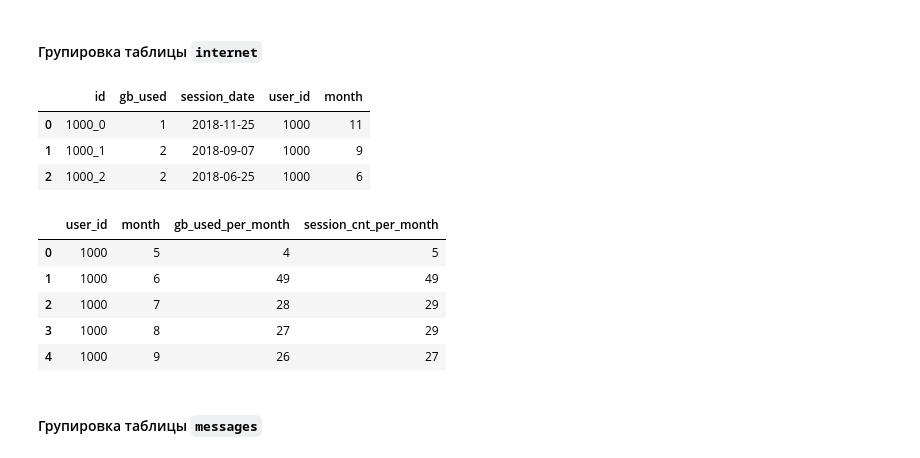
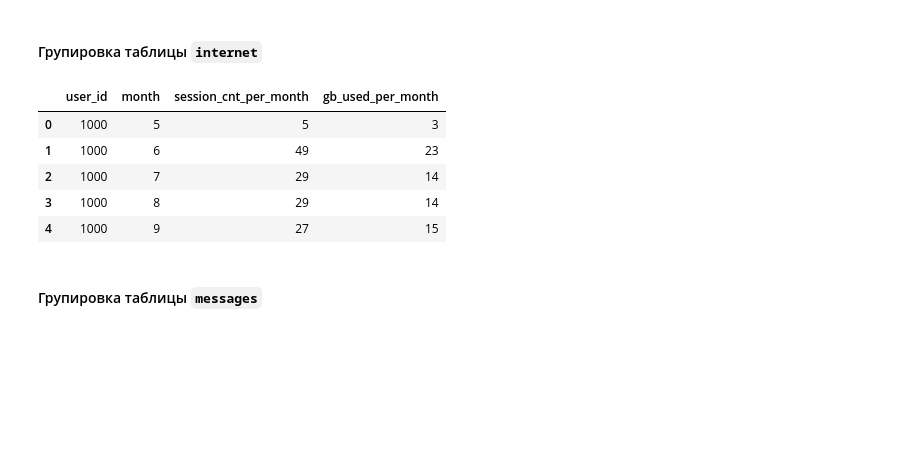
Before and after one commit to artkriukov/portfolio, a Jupyter notebook: telecom_tariff_revenue/notebooks/telecom_prepare.ipynb, the cells around one changed output. Cells and saved outputs as stored; diff of their text form; code cells hidden in the pictures; blank space fills up the shorter version.

Commit message:
[telecom_tariff_revenue] build user-month mart with correct GB rounding

```diff
--- a/telecom_tariff_revenue/notebooks/telecom_prepare.ipynb
+++ b/telecom_tariff_revenue/notebooks/telecom_prepare.ipynb
@@ -364,28 +371,21 @@ calls_group.head()
 # %% [markdown]
 #### Групировка таблицы `internet`
 # %%
-# Переведем МБ в ГБ
-internet['mb_used'] = np.ceil(internet['mb_used'] / 1024).astype('int')
-internet = internet.rename(columns={'mb_used': 'gb_used'})
-internet.head(3)
+internet_group = internet.groupby(['user_id', 'month']) \
+                         .agg(mb_used_per_month=('mb_used', 'sum'),
+                              session_cnt_per_month=('mb_used', 'count')) \
+                         .reset_index() \
+                         .sort_values(['user_id', 'month'])
+
+internet_group['gb_used_per_month'] = np.ceil(internet_group['mb_used_per_month'] / 1024).astype(int)
+internet_group = internet_group.drop(columns='mb_used_per_month')
+internet_group.head()
 # %% [output]
-|  | id | gb_used | session_date | user_id | month |
-| 0 | 1000_0 | 1 | 2018-11-25 | 1000 | 11 |
-| 1 | 1000_1 | 2 | 2018-09-07 | 1000 | 9 |
-| 2 | 1000_2 | 2 | 2018-06-25 | 1000 | 6 |
+|  | user_id | month | session_cnt_per_month | gb_used_per_month |
+| 0 | 1000 | 5 | 5 | 3 |
+| 1 | 1000 | 6 | 49 | 23 |
+| 2 | 1000 | 7 | 29 | 14 |
+| 3 | 1000 | 8 | 29 | 14 |
+| 4 | 1000 | 9 | 27 | 15 |
-# %%
-internet_group = internet.groupby(['user_id', 'month']) \
-                         .agg(gb_used_per_month=('gb_used', 'sum'),
-                              session_cnt_per_month=('gb_used', 'count')) \
-                         .reset_index() \
-                         .sort_values(['user_id', 'month'])
-internet_group.head()
-# %% [output]
-|  | user_id | month | gb_used_per_month | session_cnt_per_month |
-| 0 | 1000 | 5 | 4 | 5 |
-| 1 | 1000 | 6 | 49 | 49 |
-| 2 | 1000 | 7 | 28 | 29 |
-| 3 | 1000 | 8 | 27 | 29 |
-| 4 | 1000 | 9 | 26 | 27 |
 # %% [markdown]
 #### Групировка таблицы `messages`
```
Also changed, not shown: parts of 14 cells of this notebook.
